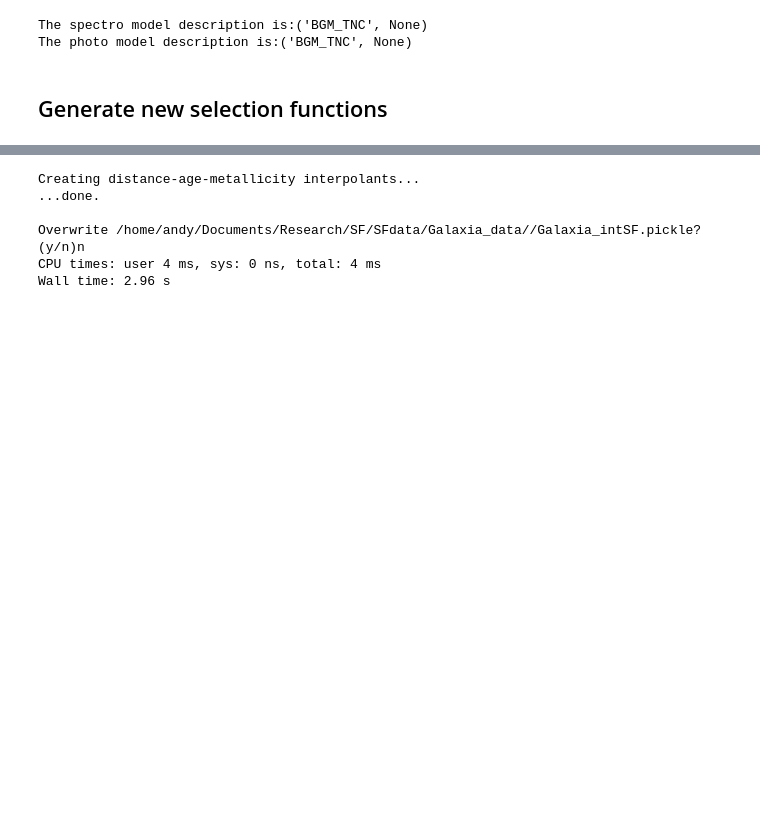
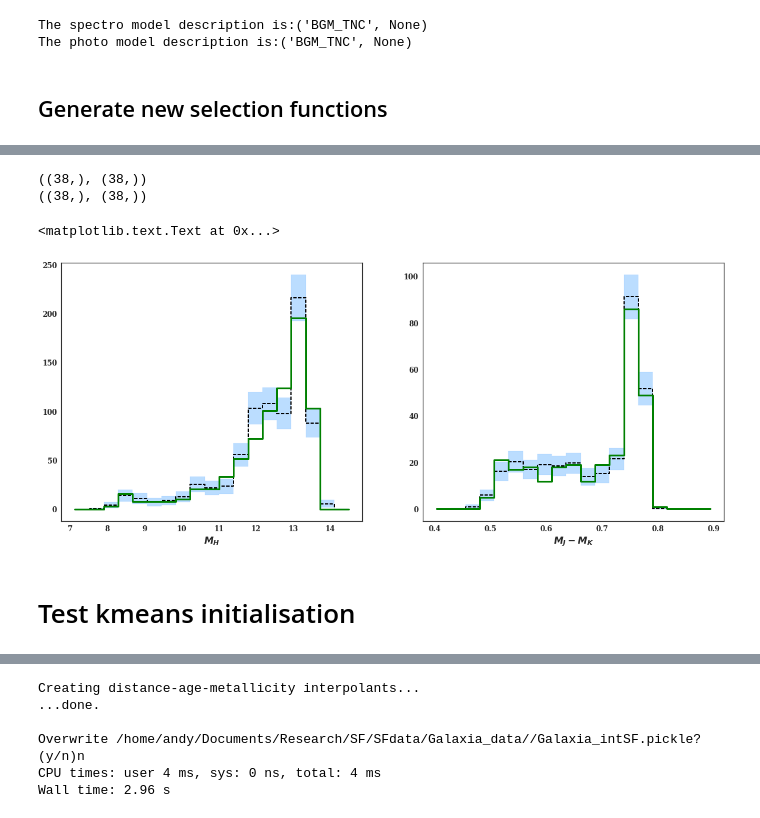
Before and after one commit to aeverall/seestar, a Jupyter notebook: examples/BGMTNC_test.ipynb, the cells around one changed output, grey strips where cells are left out. Drawn from its saved outputs; the diff is of its cells as text; code cells hidden in the pictures; blank space fills up the shorter version.

```diff
--- a/examples/BGMTNC_test.ipynb
+++ b/examples/BGMTNC_test.ipynb
@@ -175,0 +284,42 @@ array([0.4, 7. ])
+# %%
+fig, axes = plt.subplots(1,2,figsize=(20,8))
+
+x = phot.Happ
+y = phot.Japp-phot.Kapp
+
+plt.sca(axes[0])
+spec_bins = np.linspace(instsf.rngx[0], instsf.rngx[1], 20)
+# SF weighted sample
+values = stats.binned_statistic(x, pSelect, bins=spec_bins, statistic='sum').statistic
+fill_between_steps(spec_bins, (values-np.sqrt(values))/(spec_bins[1:]-spec_bins[:-1]),
+                          (values+np.sqrt(values))/(spec_bins[1:]-spec_bins[:-1]), horizontal=False,
+                   color='dodgerblue', alpha=0.3)
+plot_hist(spec_bins, values/(spec_bins[1:]-spec_bins[:-1]), horizontal=False,
+          linestyle='--', color='k', linewidth=2)
+# Obs Sample
+obs_hist, edges = np.histogram(instsf.x, bins=spec_bins, range=instsf.rngy)
+plot_hist(edges, obs_hist/(edges[1:]-edges[:-1]), horizontal=False,
+          color='g', linestyle='-', linewidth=3)
+plt.xlabel(r'$M_H$')
+
+plt.sca(axes[1])
+spec_bins = np.linspace(instsf.rngy[0], instsf.rngy[1], 20)
+# SF weighted sample
+values = stats.binned_statistic(y, pSelect, bins=spec_bins, statistic='sum').statistic
+fill_between_steps(spec_bins, (values-np.sqrt(values)),
+                          (values+np.sqrt(values)), horizontal=False,
+                   color='dodgerblue', alpha=0.3)
+plot_hist(spec_bins, values, horizontal=False,
+          linestyle='--', color='k', linewidth=2)
+# Obs Sample
+obs_hist, edges = np.histogram(instsf.y, bins=spec_bins, range=instsf.rngy)
+plot_hist(edges, obs_hist, horizontal=False,
+          color='g', linestyle='-', linewidth=3)
+plt.xlabel(r'$M_J - M_K$')
+# %% [output]
+((38,), (38,))
+((38,), (38,))
+<matplotlib.text.Text at 0x...>
+[figure, added]
+# %% [markdown]
+# Test kmeans initialisation
```
Also changed, not shown: parts of 45 cells of this notebook, 2 other files.
